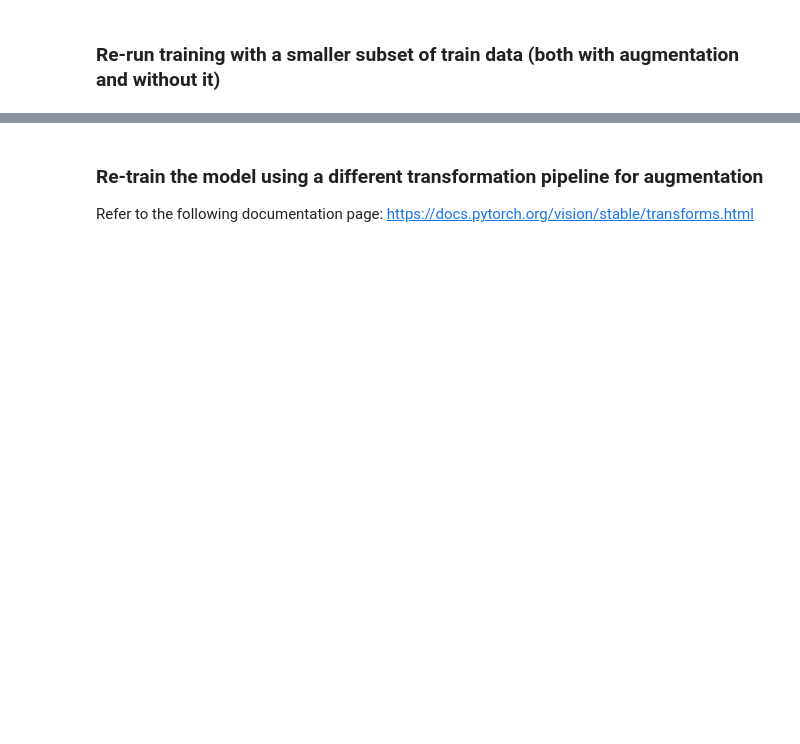
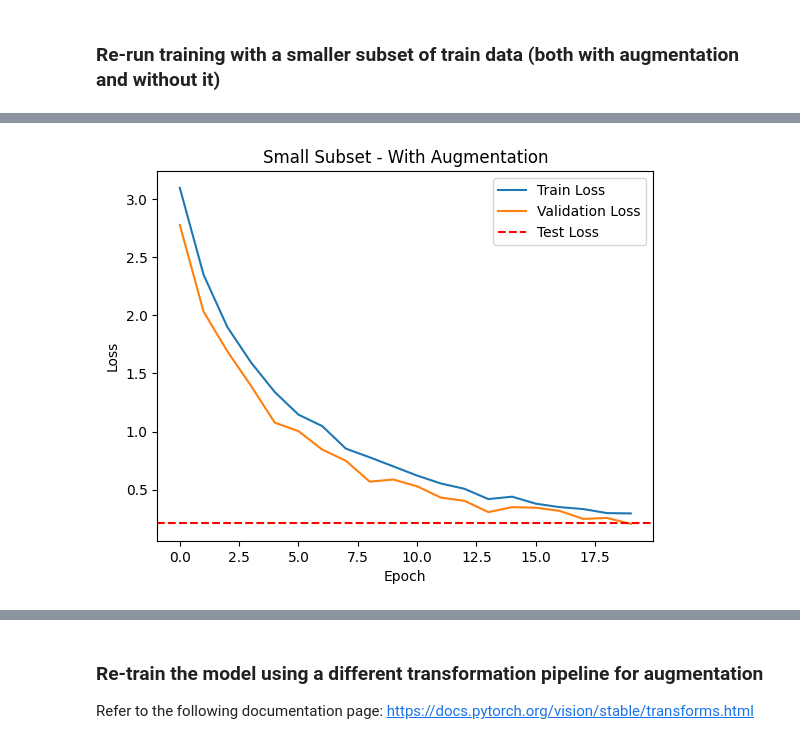
Before and after one commit to red-gunslinger/Int-Comp, a Jupyter notebook: Participación - Abril 7.ipynb, the cells around one changed output, grey strips where cells are left out. Saved outputs shown, nothing was run; the diff lists cells and outputs as text; code cells hidden in the pictures; blank space fills up the shorter version.

```diff
--- a/Participación - Abril 7.ipynb
+++ b/Participación - Abril 7.ipynb
@@ -434,0 +493,27 @@ plt.show()
+# %%
+model_cnn_aug = nn.Sequential(
+    ConvolutionalBlock(IMG_CHANNELS, 25, 0),
+    ConvolutionalBlock(25, 50, 0.2),
+    ConvolutionalBlock(50, 75, 0),
+    nn.Flatten(),
+    nn.Linear(75 * 3 * 3, 512),
+    nn.Dropout(.3),
+    nn.ReLU(),
+    nn.Linear(512, 24)
+).to(device)
+
+loss_function = nn.CrossEntropyLoss()
+optimizer = Adam(model_cnn_aug.parameters())
+cnn_aug_res = train(model_cnn_aug, train_loader_s, val_loader, loss_function, optimizer, epochs, random_transforms)
+cnn_aug_test_loss, cnn_aug_test_acc = test(model_cnn_aug, test_loader, loss_function)
+
+plt.plot(cnn_aug_res['train_loss'], label='Train Loss')
+plt.plot(cnn_aug_res['val_loss'], label='Validation Loss')
+plt.axhline(cnn_aug_test_loss, label='Test Loss', linestyle='--', color='r')
+plt.title('Small Subset - With Augmentation')
+plt.xlabel('Epoch')
+plt.ylabel('Loss')
+plt.legend()
+plt.show()
+# %% [output]
+[figure, added]
```
Also changed, not shown: parts of 20 cells of this notebook.
